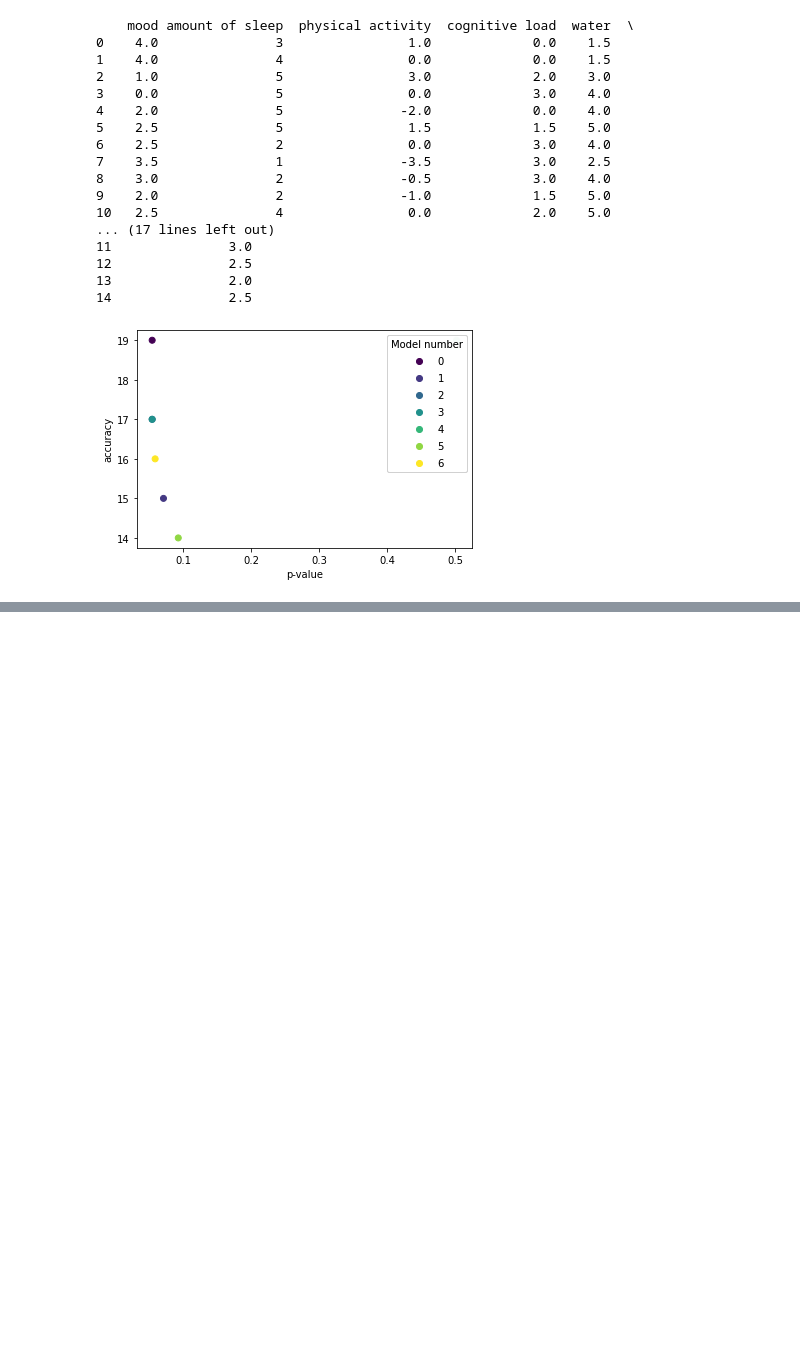
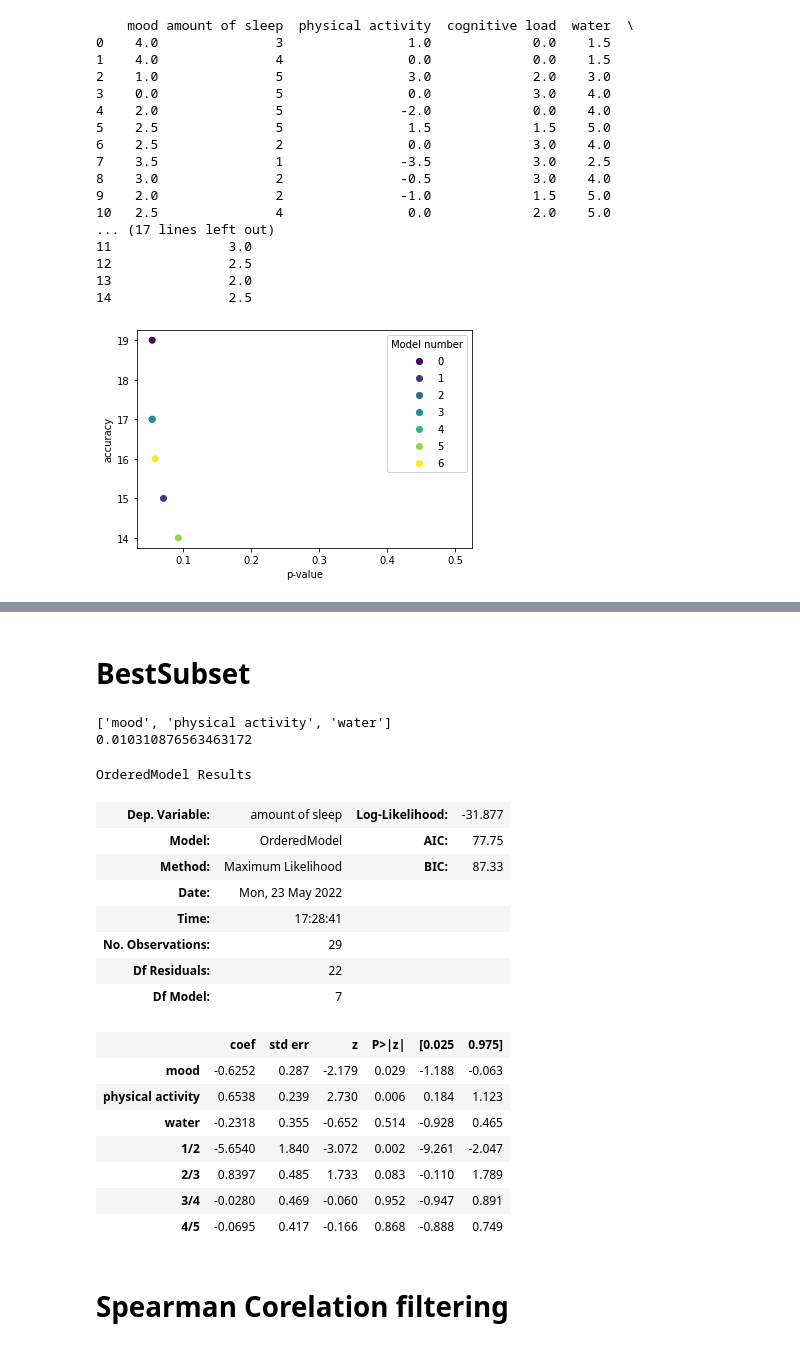
Before and after one commit to vladigr1/soft-project, a Jupyter notebook: labs/playground.ipynb, the cells around one changed output, grey strips where cells are left out. Cells and saved outputs as stored; diff of their text form; code cells hidden in the pictures; blank space fills up the shorter version.

```diff
--- a/labs/playground.ipynb
+++ b/labs/playground.ipynb
@@ -279,0 +279,71 @@ Error:
+# %% [markdown]
+# BestSubset
+# %%
+from data_manipulation import avg_filter, filter
+import numpy as np
+# filter before
+import pandas as pd
+from evaluation import distance_vec, accuracy, evaluation_graph
+from algorithms import ttest, generateOLR
+
+
+filter_size = 2
+func = avg_filter(filter_size)
+in_threshold = 0.3
+out_threshold = 0.2
+lfilters = [ func ] * 6
+
+
+from algorithms import load_data_with_fiters
+sderived = "amount of sleep"
+df = load_data_with_fiters("30days.csv", sderived, lfilters, filter_size)
+lbasics = list(df.columns.values)
+lbasics.remove(sderived)
+
+a = ['a']
+b = a + ['b']
+c = a + ['c']
+
+
+def best_subset(data, sderived, lbasics, cur_params=[], index=0):
+    if index == len(lbasics):
+        if cur_params == []:
+            return (None, None, 1)
+        fit_model = generateOLR(data, sderived, cur_params)
+        pvalue = ttest(fit_model, data, sderived, cur_params)
+        return (fit_model, cur_params, pvalue)
+
+    (fit_model_with_i, cur_params_with_i, pvalue_with_i) = best_subset(data, sderived, lbasics,cur_params+[lbasics[index]], index+1)
+    (fit_model_without_i, cur_params_without_i, pvalue_without_i) = best_subset(data, sderived, lbasics,cur_params, index+1)
+    if pvalue_with_i < pvalue_without_i:
+        return (fit_model_with_i, cur_params_with_i, pvalue_with_i)
+    else:
+        return (fit_model_without_i, cur_params_without_i, pvalue_without_i)
+
+
+(fit_model_with_i, cur_params_with_i, pvalue_with_i) = best_subset(df, sderived, lbasics)
+print(cur_params_with_i)
+print(pvalue_with_i)
+fit_model_with_i.summary()
+# %% [output]
+['mood', 'physical activity', 'water']
+0.010310876563463172
+OrderedModel Results
+| Dep. Variable: | amount of sleep | Log-Likelihood: | -31.877 |
+| Model: | OrderedModel | AIC: | 77.75 |
+| Method: | Maximum Likelihood | BIC: | 87.33 |
+| Date: | Mon, 23 May 2022 |  |  |
+| Time: | 17:28:41 |  |  |
+| No. Observations: | 29 |  |  |
+| Df Residuals: | 22 |  |  |
+| Df Model: | 7 |  |  |
+|  | coef | std err | z | P>|z| | [0.025 | 0.975] |
+| mood | -0.6252 | 0.287 | -2.179 | 0.029 | -1.188 | -0.063 |
+| physical activity | 0.6538 | 0.239 | 2.730 | 0.006 | 0.184 | 1.123 |
+| water | -0.2318 | 0.355 | -0.652 | 0.514 | -0.928 | 0.465 |
+| 1/2 | -5.6540 | 1.840 | -3.072 | 0.002 | -9.261 | -2.047 |
+| 2/3 | 0.8397 | 0.485 | 1.733 | 0.083 | -0.110 | 1.789 |
+| 3/4 | -0.0280 | 0.469 | -0.060 | 0.952 | -0.947 | 0.891 |
+| 4/5 | -0.0695 | 0.417 | -0.166 | 0.868 | -0.888 | 0.749 |
+# %% [markdown]
+# Spearman Corelation filtering
```
Also changed, not shown: parts of 3 cells of this notebook, 3 other files.
